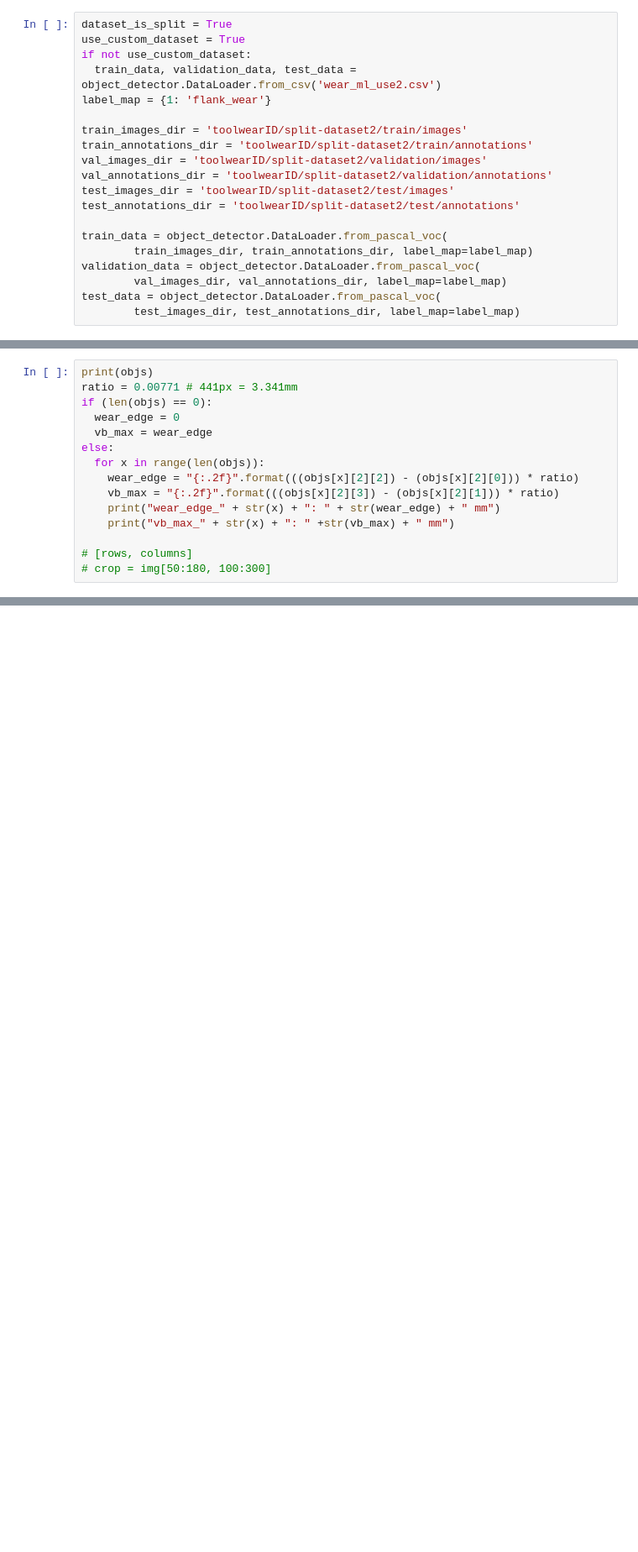
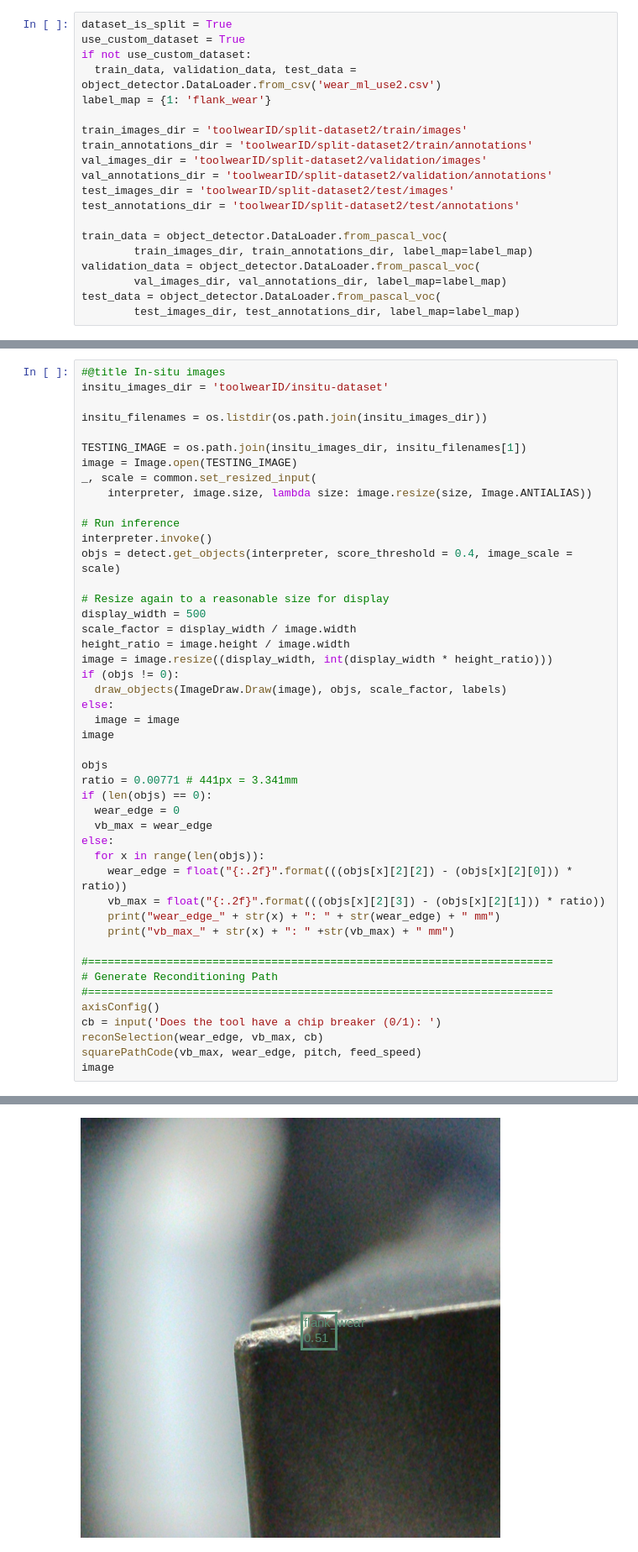
Before and after one commit to khazzan/toolwearID, a Jupyter notebook: Tool_Wear_Detection3.ipynb, the cells around one changed output, grey strips where cells are left out. Shown at 84% size. Cells and saved outputs as stored; diff of their text form; blank space fills up the shorter version.

```diff
--- a/Tool_Wear_Detection3.ipynb
+++ b/Tool_Wear_Detection3.ipynb
@@ -161,16 +347,47 @@ image
 # %%
-print(objs)
+#@title In-situ images
+insitu_images_dir = 'toolwearID/insitu-dataset'
+
+insitu_filenames = os.listdir(os.path.join(insitu_images_dir))
+
+TESTING_IMAGE = os.path.join(insitu_images_dir, insitu_filenames[1])
+image = Image.open(TESTING_IMAGE)
+_, scale = common.set_resized_input(
+    interpreter, image.size, lambda size: image.resize(size, Image.ANTIALIAS))
+
+# Run inference
+interpreter.invoke()
+objs = detect.get_objects(interpreter, score_threshold = 0.4, image_scale = scale)
+
+# Resize again to a reasonable size for display
+display_width = 500
+scale_factor = display_width / image.width
+height_ratio = image.height / image.width
+image = image.resize((display_width, int(display_width * height_ratio)))
+if (objs != 0):
+  draw_objects(ImageDraw.Draw(image), objs, scale_factor, labels)
+else:
+  image = image
+image
+
+objs
 ratio = 0.00771 # 441px = 3.341mm
 if (len(objs) == 0):
   wear_edge = 0
   vb_max = wear_edge
 else:
   for x in range(len(objs)):
-    wear_edge = "{:.2f}".format(((objs[x][2][2]) - (objs[x][2][0])) * ratio)
-    vb_max = "{:.2f}".format(((objs[x][2][3]) - (objs[x][2][1])) * ratio)
+    wear_edge = float("{:.2f}".format(((objs[x][2][2]) - (objs[x][2][0])) * ratio))
+    vb_max = float("{:.2f}".format(((objs[x][2][3]) - (objs[x][2][1])) * ratio))
     print("wear_edge_" + str(x) + ": " + str(wear_edge) + " mm")
     print("vb_max_" + str(x) + ": " +str(vb_max) + " mm")
 
-# [rows, columns]
-# crop = img[50:180, 100:300]
+#=======================================================================
+# Generate Reconditioning Path
+#=======================================================================
+axisConfig()
+cb = input('Does the tool have a chip breaker (0/1): ')
+reconSelection(wear_edge, vb_max, cb)
+squarePathCode(vb_max, wear_edge, pitch, feed_speed)
+image
 # %% [output]
@@ -179,0 +400 @@ vb_max_0: 0.96 mm
+[figure, added]
```
Also changed, not shown: parts of 12 cells of this notebook.
